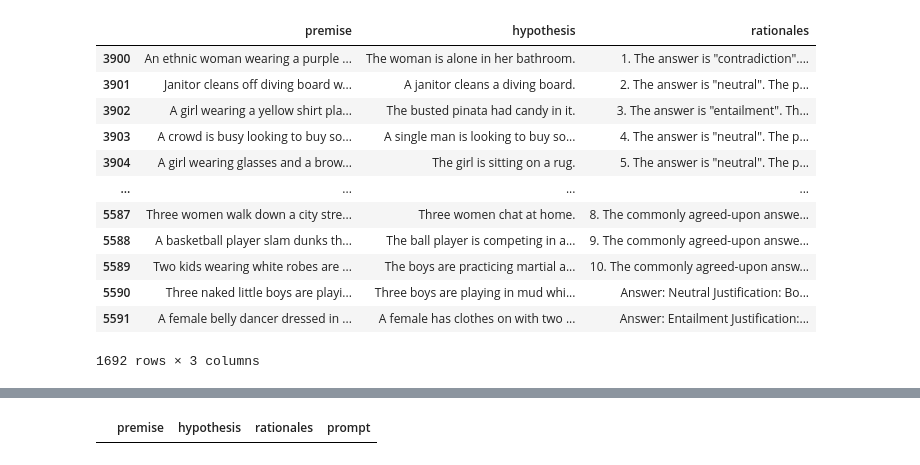
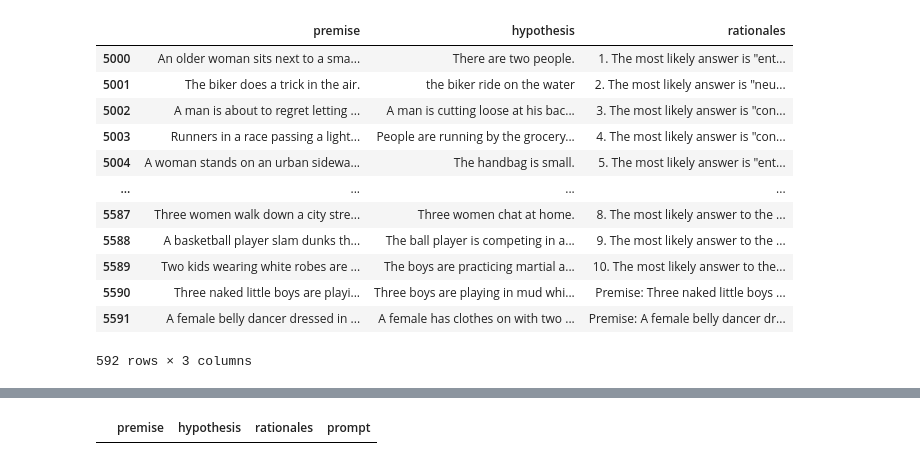
Before and after one commit to huypham1103/distilling-step-by-step, a Jupyter notebook: [API] dataset/handle.ipynb, the cells around one changed output, grey strips where cells are left out. Saved outputs shown, nothing was run; the diff lists cells and outputs as text; code cells hidden in the pictures.

Commit message:
saturday with upload comparative csv

```diff
--- a/[API] dataset/handle.ipynb
+++ b/[API] dataset/handle.ipynb
@@ -21,20 +21,20 @@ csv_1
 # %%
-csv_2 = pd.read_csv('Consensus.csv', index_col=0, sep='|')
+csv_2 = pd.read_csv('Comparative2.csv', index_col=0, sep='|')
 csv_2
 # %% [output]
 |  | premise | hypothesis | rationales |
-| 3900 | An ethnic woman wearing a purple ... | The woman is alone in her bathroom. | 1. The answer is "contradiction".... |
-| 3901 | Janitor cleans off diving board w... | A janitor cleans a diving board. | 2. The answer is "neutral". The p... |
-| 3902 | A girl wearing a yellow shirt pla... | The busted pinata had candy in it. | 3. The answer is "entailment". Th... |
-| 3903 | A crowd is busy looking to buy so... | A single man is looking to buy so... | 4. The answer is "neutral". The p... |
-| 3904 | A girl wearing glasses and a brow... | The girl is sitting on a rug. | 5. The answer is "neutral". The p... |
+| 5000 | An older woman sits next to a sma... | There are two people. | 1. The most likely answer is "ent... |
+| 5001 | The biker does a trick in the air. | the biker ride on the water | 2. The most likely answer is "neu... |
+| 5002 | A man is about to regret letting ... | A man is cutting loose at his bac... | 3. The most likely answer is "con... |
+| 5003 | Runners in a race passing a light... | People are running by the grocery... | 4. The most likely answer is "con... |
+| 5004 | A woman stands on an urban sidewa... | The handbag is small. | 5. The most likely answer is "ent... |
 | ... | ... | ... | ... |
-| 5587 | Three women walk down a city stre... | Three women chat at home. | 8. The commonly agreed-upon answe... |
-| 5588 | A basketball player slam dunks th... | The ball player is competing in a... | 9. The commonly agreed-upon answe... |
-| 5589 | Two kids wearing white robes are ... | The boys are practicing martial a... | 10. The commonly agreed-upon answ... |
-| 5590 | Three naked little boys are playi... | Three boys are playing in mud whi... | Answer: Neutral Justification: Bo... |
-| 5591 | A female belly dancer dressed in ... | A female has clothes on with two ... | Answer: Entailment Justification:... |
+| 5587 | Three women walk down a city stre... | Three women chat at home. | 8. The most likely answer to the ... |
+| 5588 | A basketball player slam dunks th... | The ball player is competing in a... | 9. The most likely answer to the ... |
+| 5589 | Two kids wearing white robes are ... | The boys are practicing martial a... | 10. The most likely answer to the... |
+| 5590 | Three naked little boys are playi... | Three boys are playing in mud whi... | Premise: Three naked little boys ... |
+| 5591 | A female belly dancer dressed in ... | A female has clothes on with two ... | Premise: A female belly dancer dr... |
-1692 rows × 3 columns
+592 rows × 3 columns
 # %%
 csv_1 = pd.concat([csv_1, csv_2])
 csv_1
```
Also changed, not shown: parts of 9 cells of this notebook, 4 other files.
